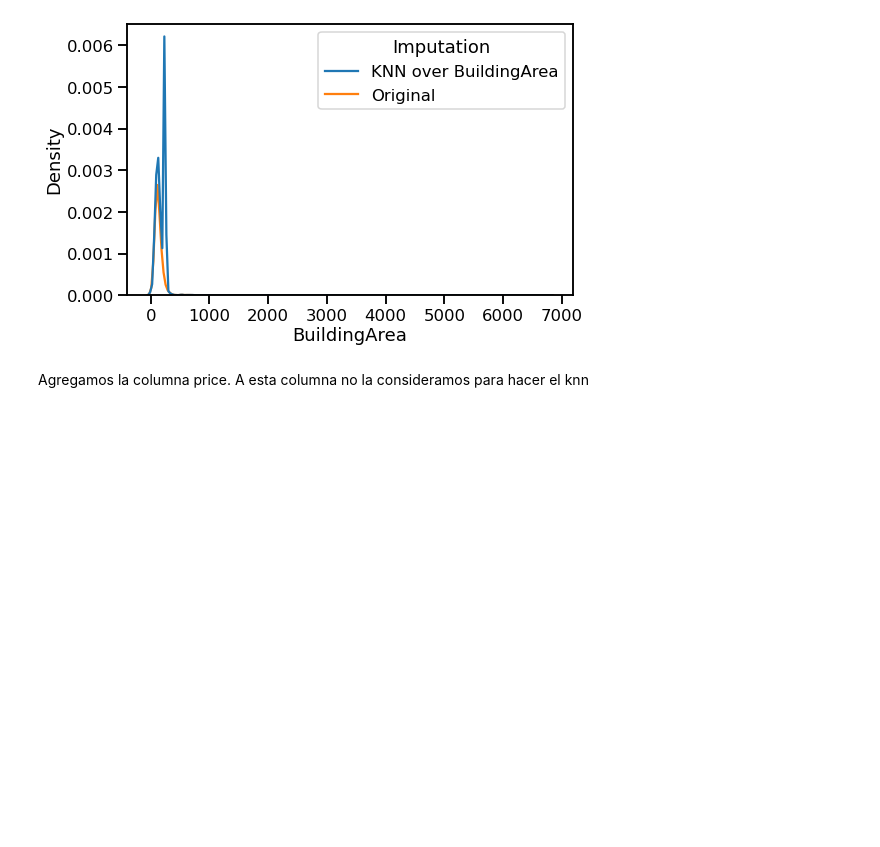
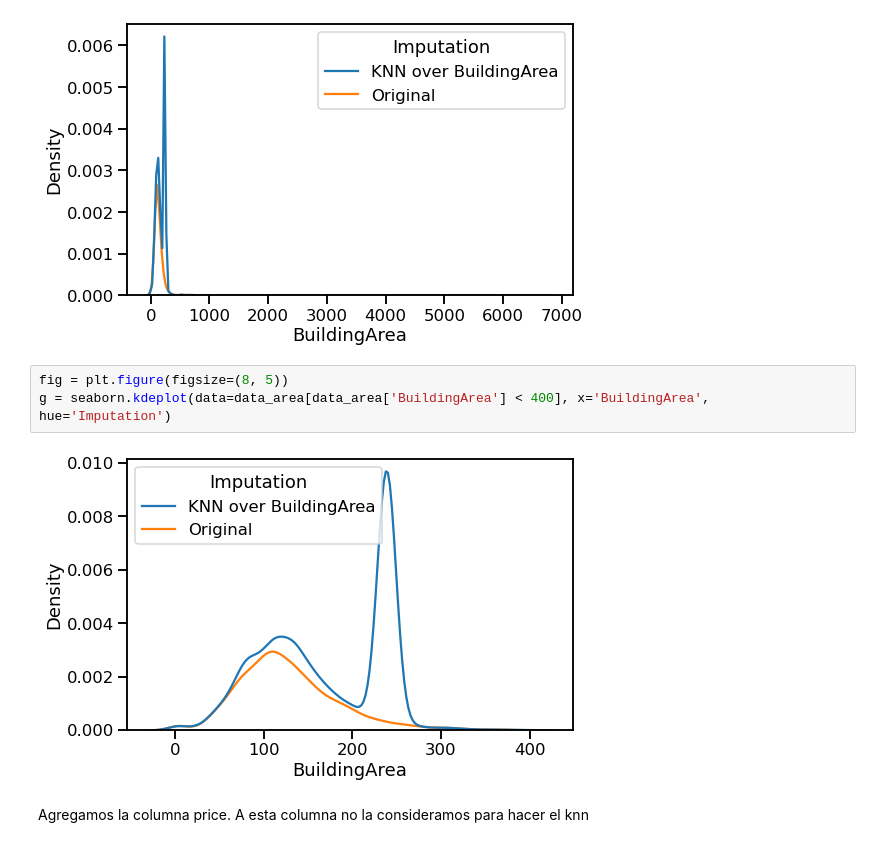
Before and after one commit to cgoviedo/Diplodatos, a Jupyter notebook: analisis_curacion/Entregable_Parte_2.ipynb, the cells around one changed output. Cells and saved outputs as stored; diff of their text form; blank space fills up the shorter version.

```diff
--- a/analisis_curacion/Entregable_Parte_2.ipynb
+++ b/analisis_curacion/Entregable_Parte_2.ipynb
@@ -658,6 +658,11 @@ fig = plt.figure(figsize=(8, 5))
 g = seaborn.kdeplot(data=data_area, x='BuildingArea', hue='Imputation')
 # %% [output]
 [figure]
+# %%
+fig = plt.figure(figsize=(8, 5))
+g = seaborn.kdeplot(data=data_area[data_area['BuildingArea'] < 400], x='BuildingArea', hue='Imputation')
+# %% [output]
+[figure, added]
 # %% [markdown]
 Agregamos la columna price. A esta columna no la consideramos para hacer el knn
 # %%
```
